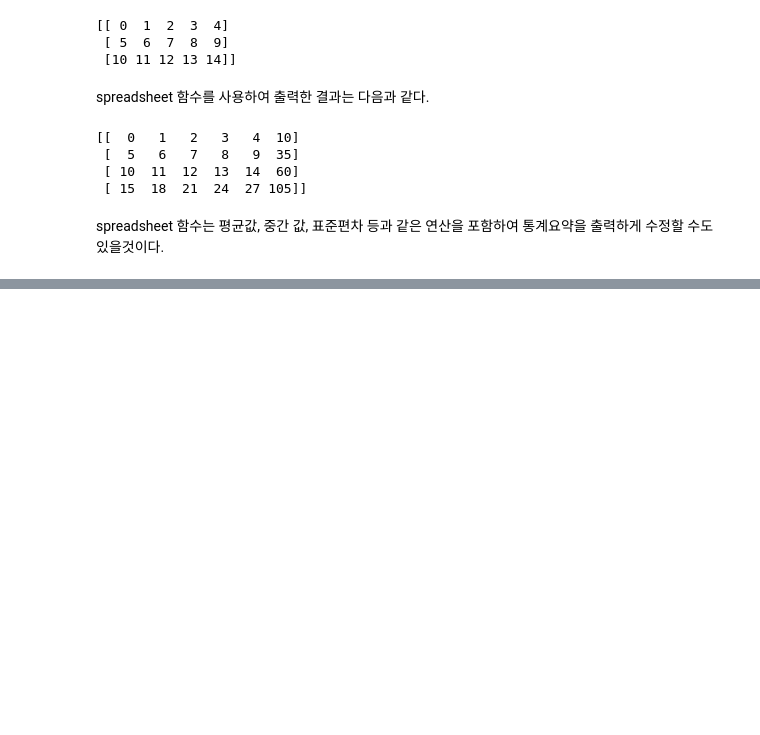
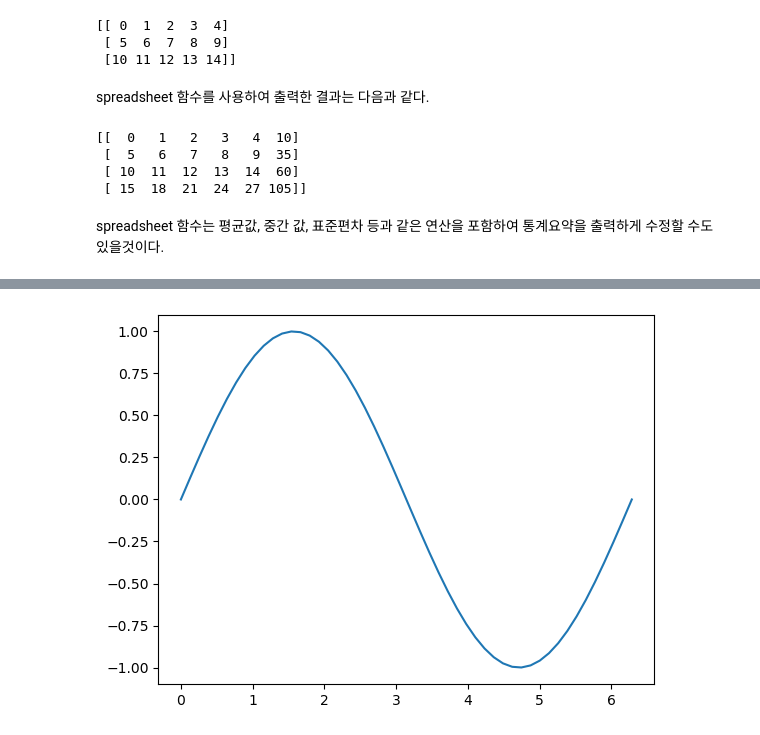
Before and after one commit to iwantbear/Python, a Jupyter notebook: Python_Package/numpy/numpy.ipynb, the cells around one changed output, grey strips where cells are left out. Saved outputs shown, nothing was run; the diff lists cells and outputs as text; code cells hidden in the pictures; blank space fills up the shorter version.

```diff
--- a/Python_Package/numpy/numpy.ipynb
+++ b/Python_Package/numpy/numpy.ipynb
@@ -1220,0 +1342,9 @@ spreadsheet 함수는 평균값, 중간 값, 표준편차 등과 같은 연산
+# %%
+import numpy as np
+import matplotlib.pyplot as plt
+
+A = np.linspace(0, 2 * np.pi)
+plt.plot(A, np.sin(A))
+plt.show()
+# %% [output]
+[figure, added]
```
Also changed, not shown: parts of 37 cells of this notebook.
